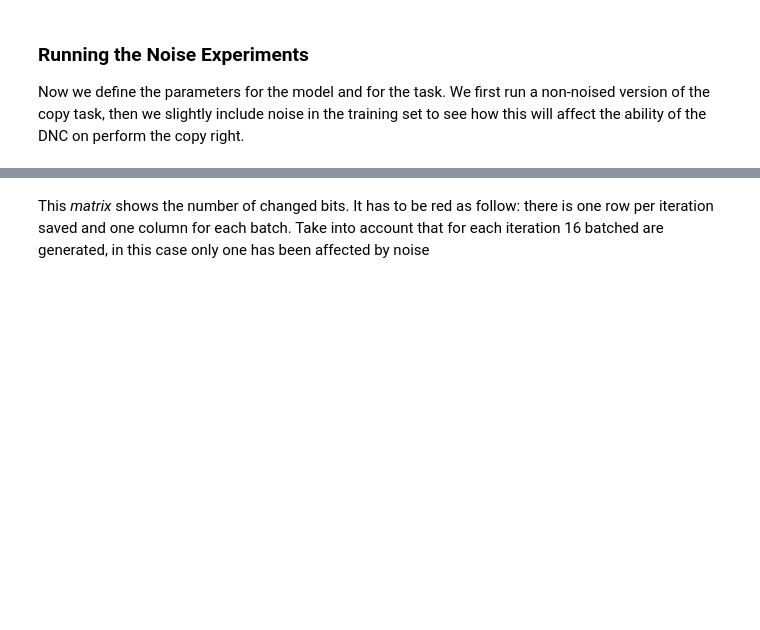
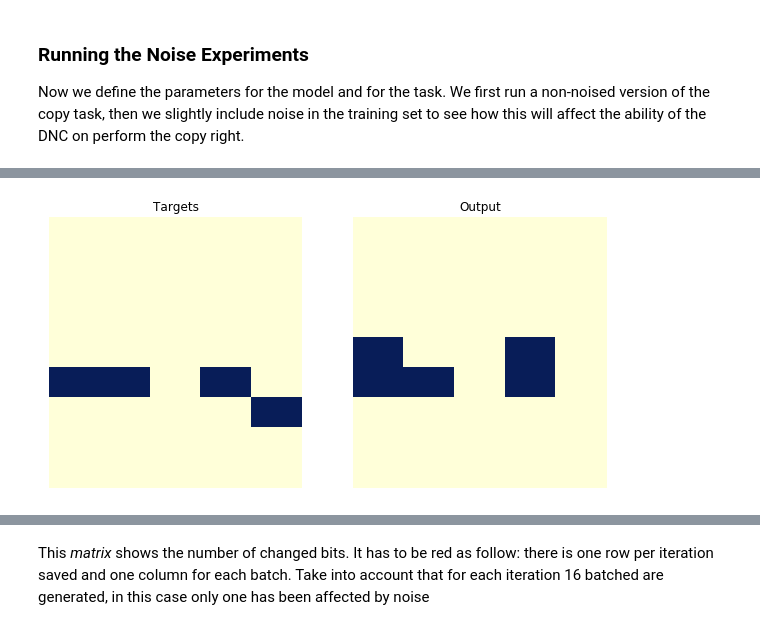
Before and after one commit to MrAngius/DNC-SemesterProject, a Jupyter notebook: Semester Project.ipynb, the cells around one changed output, grey strips where cells are left out. Drawn from its saved outputs; the diff is of its cells as text; code cells hidden in the pictures; blank space fills up the shorter version.

```diff
--- a/Semester Project.ipynb
+++ b/Semester Project.ipynb
@@ -363,0 +734,18 @@ INFO:tensorflow: - Iter: 99999: Avg training loss 0.026952.
+# %%
+fig, ax = plt.subplots(1,2, figsize=(10,5))
+ax[0].set(title="Targets")
+_ = sns.heatmap(data=pd.DataFrame(data_res[0].targets[:,0,:]),
+                ax=ax[0],
+                yticklabels=False,
+                xticklabels=False,
+                cmap="YlGnBu",
+                cbar=False)
+ax[1].set(title="Output")
+_ = sns.heatmap(data=pd.DataFrame(outputs[0][:,0,:]),
+                ax=ax[1],
+                yticklabels=False,
+                xticklabels=False,
+                cmap="YlGnBu",
+                cbar=False)
+# %% [output]
+[figure, added]
```
Also changed, not shown: parts of 42 cells of this notebook.
